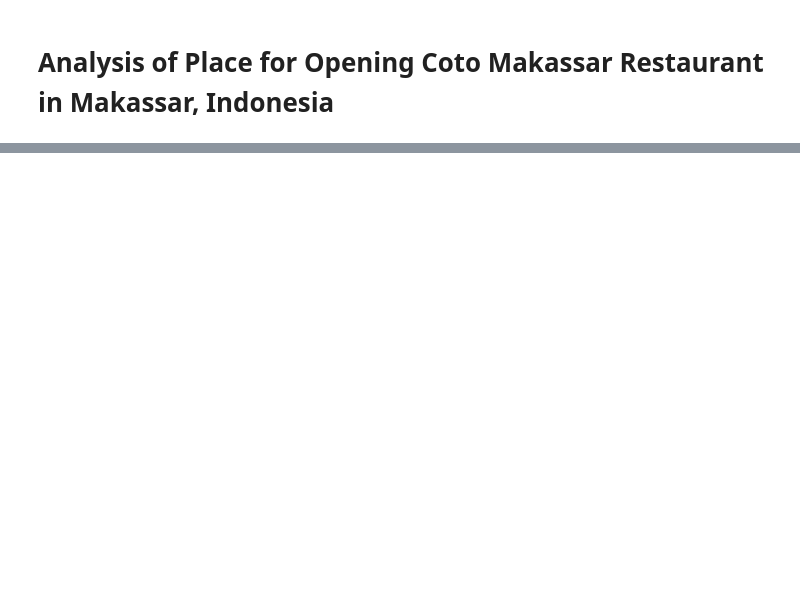
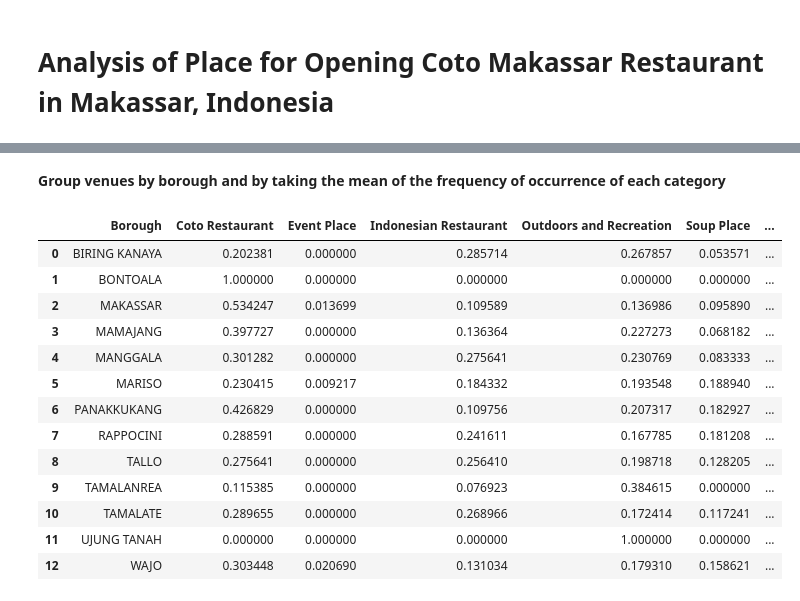
Before and after one commit to risqi-r/Coursera_Capstone, a Jupyter notebook: Capstone Project - Place for Opening Coto Makassar.ipynb, the cells around one changed output, grey strips where cells are left out. Saved outputs shown, nothing was run; the diff lists cells and outputs as text; code cells hidden in the pictures; blank space fills up the shorter version.

```diff
--- a/Capstone Project - Place for Opening Coto Makassar.ipynb
+++ b/Capstone Project - Place for Opening Coto Makassar.ipynb
@@ -19,0 +371,10 @@ Based on these business problems, the data we need are:
+# %%
+
+OutRec_catID = '4d4b7105d754a06377d81259'
+
+outrec_venues = get_NearbyVenues(names = geos_makassar['Borough'],
+                              latitudes = geos_makassar['Latitude'],
+                              longitudes = geos_makassar['Longitude'],
+                              categoryID = OutRec_catID)
+outrec_venues['Venue Category'] = 'Outdoors and Recreation'
+outrec_venues
@@ -19,0 +411,3 @@ Based on these business problems, the data we need are:
+# %%
+tourism_venues = pd.concat([event_venues, travtrans_venues, outrec_venues], ignore_index=False)
+display(tourism_venues.head(), tourism_venues.shape)
@@ -19,0 +424,3 @@ Based on these business problems, the data we need are:
+# %%
+tourism_venues.drop_duplicates(['Venue', 'Venue Latitude', 'Venue Longitude'], inplace=True, ignore_index=True)
+display(tourism_venues.head(), 'Dataframe has {} rows and {} columns'.format(tourism_venues.shape[0], tourism_venues.shape[1]))
@@ -19,0 +499,20 @@ Based on these business problems, the data we need are:
+# %% [markdown]
+**Group venues by borough and by taking the mean of the frequency of occurrence of each category**
+# %%
+allvenues_grouped = allvenues_onehot.groupby('Borough').mean().reset_index()
+allvenues_grouped
+# %% [output]
+|  | Borough | Coto Restaurant | Event Place | Indonesian Restaurant | Outdoors and Recreation | Soup Place | ... |
+| 0 | BIRING KANAYA | 0.202381 | 0.000000 | 0.285714 | 0.267857 | 0.053571 | ... |
+| 1 | BONTOALA | 1.000000 | 0.000000 | 0.000000 | 0.000000 | 0.000000 | ... |
+| 2 | MAKASSAR | 0.534247 | 0.013699 | 0.109589 | 0.136986 | 0.095890 | ... |
+| 3 | MAMAJANG | 0.397727 | 0.000000 | 0.136364 | 0.227273 | 0.068182 | ... |
+| 4 | MANGGALA | 0.301282 | 0.000000 | 0.275641 | 0.230769 | 0.083333 | ... |
+| 5 | MARISO | 0.230415 | 0.009217 | 0.184332 | 0.193548 | 0.188940 | ... |
+| 6 | PANAKKUKANG | 0.426829 | 0.000000 | 0.109756 | 0.207317 | 0.182927 | ... |
+| 7 | RAPPOCINI | 0.288591 | 0.000000 | 0.241611 | 0.167785 | 0.181208 | ... |
+| 8 | TALLO | 0.275641 | 0.000000 | 0.256410 | 0.198718 | 0.128205 | ... |
+| 9 | TAMALANREA | 0.115385 | 0.000000 | 0.076923 | 0.384615 | 0.000000 | ... |
+| 10 | TAMALATE | 0.289655 | 0.000000 | 0.268966 | 0.172414 | 0.117241 | ... |
+| 11 | UJUNG TANAH | 0.000000 | 0.000000 | 0.000000 | 1.000000 | 0.000000 | ... |
+| 12 | WAJO | 0.303448 | 0.020690 | 0.131034 | 0.179310 | 0.158621 | ... |
```
Also changed, not shown: parts of 83 cells of this notebook.
